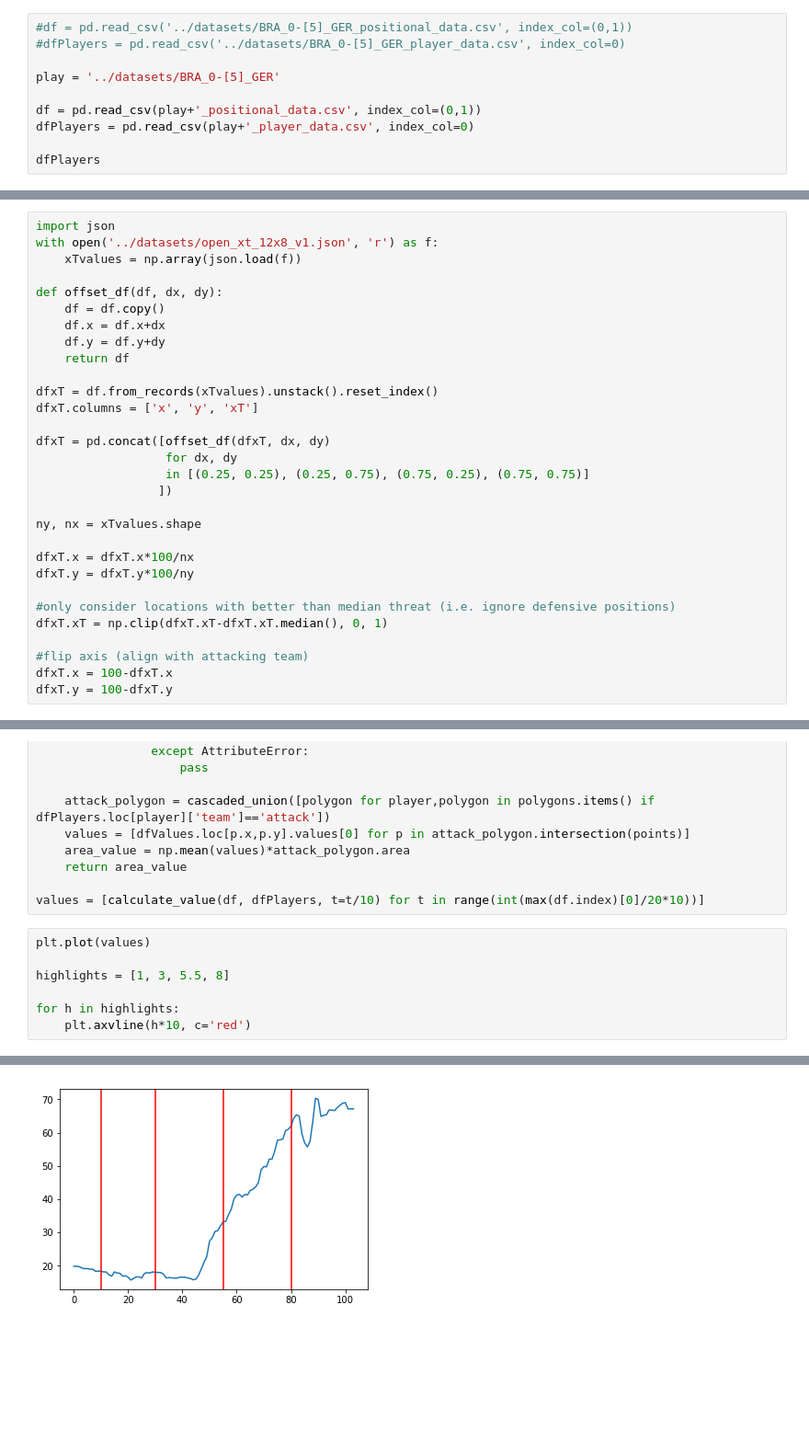
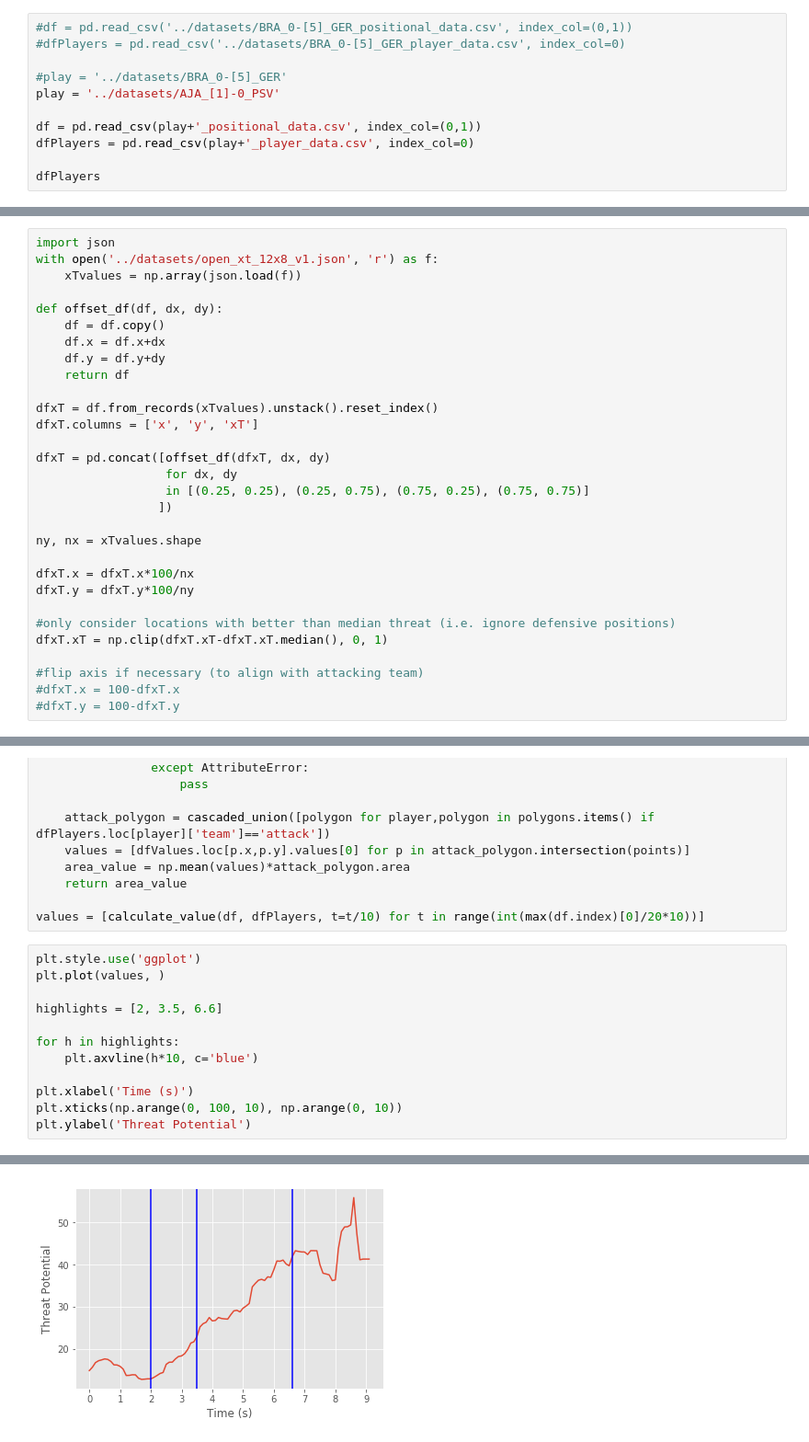
Before and after one commit to rjtavares/football-crunching, a Jupyter notebook: notebooks/calculating threat potential from positional data.ipynb, the cells around one changed output, grey strips where cells are left out. Shown at 92% size. Drawn from its saved outputs; the diff is of its cells as text; blank space fills up the shorter version.

Commit message:
updated notebook and added play and xt files

```diff
--- a/notebooks/calculating threat potential from positional data.ipynb
+++ b/notebooks/calculating threat potential from positional data.ipynb
@@ -20,7 +20,8 @@ from shapely import affinity
 #df = pd.read_csv('../datasets/BRA_0-[5]_GER_positional_data.csv', index_col=(0,1))
 #dfPlayers = pd.read_csv('../datasets/BRA_0-[5]_GER_player_data.csv', index_col=0)
 
-play = '../datasets/BRA_0-[5]_GER'
+#play = '../datasets/BRA_0-[5]_GER'
+play = '../datasets/AJA_[1]-0_PSV'
 
 df = pd.read_csv(play+'_positional_data.csv', index_col=(0,1))
 dfPlayers = pd.read_csv(play+'_player_data.csv', index_col=0)
@@ -253,9 +254,9 @@ dfxT.y = dfxT.y*100/ny
 #only consider locations with better than median threat (i.e. ignore defensive positions)
 dfxT.xT = np.clip(dfxT.xT-dfxT.xT.median(), 0, 1)
 
-#flip axis (align with attacking team)
-dfxT.x = 100-dfxT.x
-dfxT.y = 100-dfxT.y
+#flip axis if necessary (to align with attacking team)
+#dfxT.x = 100-dfxT.x
+#dfxT.y = 100-dfxT.y
 # %%
 import itertools
 
@@ -307,10 +308,15 @@ def calculate_value(df, dfPlayers, t):
 
 values = [calculate_value(df, dfPlayers, t=t/10) for t in range(int(max(df.index)[0]/20*10))]
 # %%
-plt.plot(values)
+plt.style.use('ggplot')
+plt.plot(values, )
 
-highlights = [1, 3, 5.5, 8]
+highlights = [2, 3.5, 6.6]
 
 for h in highlights:
-    plt.axvline(h*10, c='red')
+    plt.axvline(h*10, c='blue')
+
+plt.xlabel('Time (s)')
+plt.xticks(np.arange(0, 100, 10), np.arange(0, 10))
+plt.ylabel('Threat Potential')
 # %% [output]
@@ -317,4 +324,4 @@ for h in highlights:
-[figure, old version]
+[figure, new version]
 # %%
 for h in highlights:
     draw_voronoi(df, dfPlayers, h)
```
Also changed, not shown: parts of 6 cells of this notebook, 3 other files.
